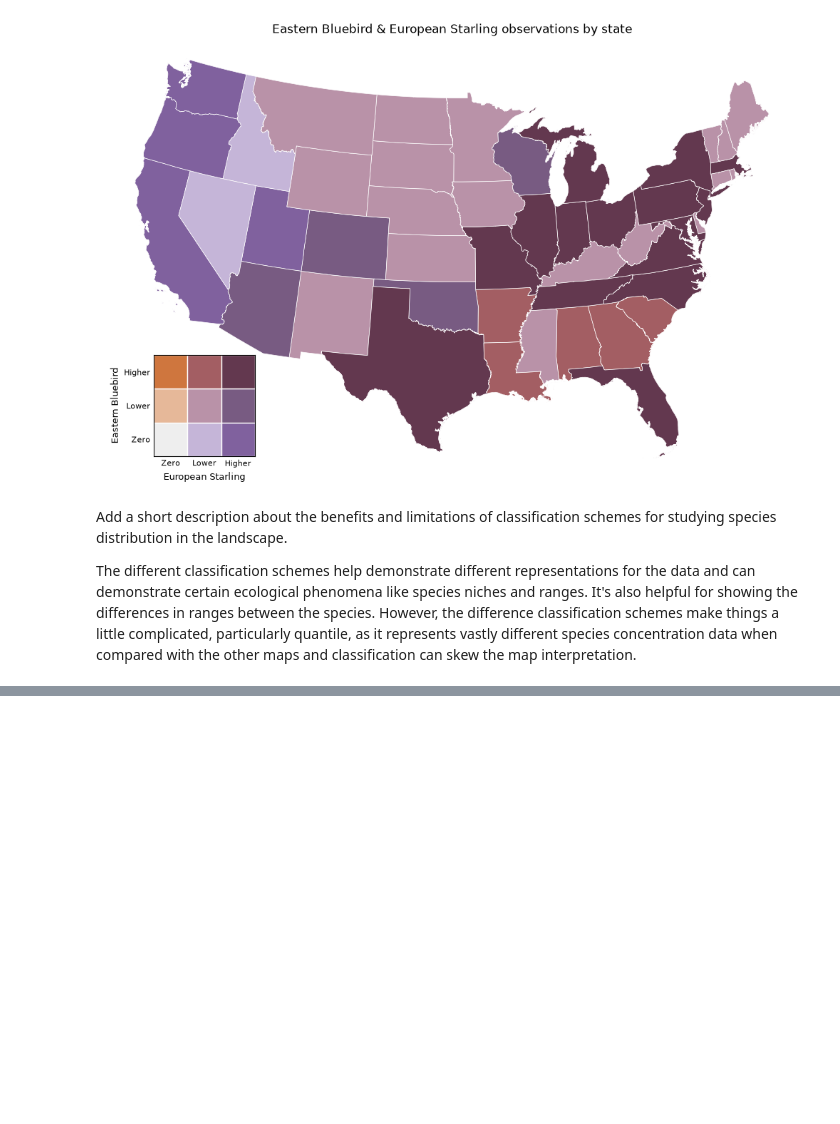
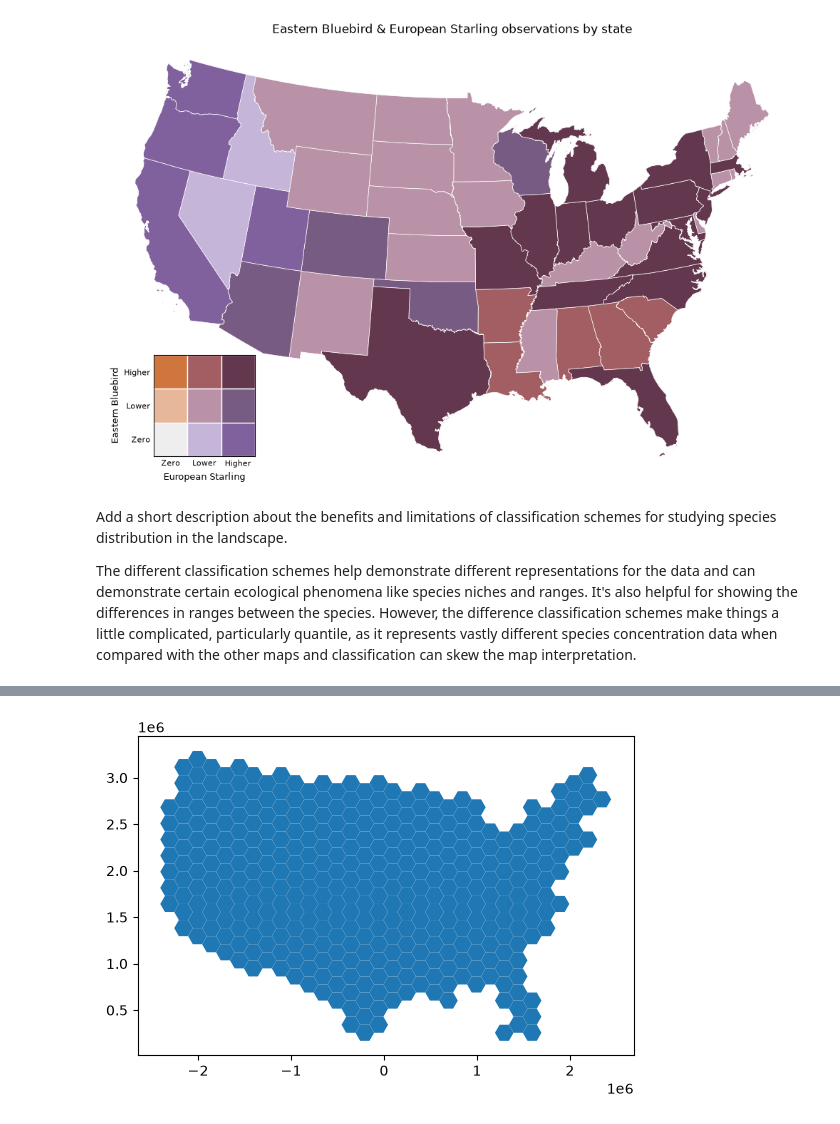
Before and after one commit to MarenKloempken/geog592-marenk, a Jupyter notebook: homework/week09/marenk-hw09.ipynb, the cells around one changed output, grey strips where cells are left out. Saved outputs shown, nothing was run; the diff lists cells and outputs as text; code cells hidden in the pictures; blank space fills up the shorter version.

```diff
--- a/homework/week09/marenk-hw09.ipynb
+++ b/homework/week09/marenk-hw09.ipynb
@@ -735,0 +835,82 @@ The different classification schemes help demonstrate different representations
+# %%
+from shapely.geometry import Polygon
+
+# Equal-area projection with coordinates in meters.
+states = contiguous_us
+points = points_by_state.copy()
+
+# Hexagon size: center to vertex, in meters.
+radius = 100000
+
+xmin, ymin, xmax, ymax = states.total_bounds
+hexagons = []
+
+for column, x in enumerate(
+    np.arange(xmin - radius, xmax + 2 * radius, 1.5 * radius)
+):
+    for y in np.arange(
+        ymin - radius, ymax + 2 * radius, np.sqrt(3) * radius
+    ):
+        # Offset alternating columns.
+        center_y = y + (column % 2) * np.sqrt(3) * radius / 2
+
+        angles = np.arange(6) * np.pi / 3
+
+        hexagons.append(
+            Polygon([
+                (
+                    x + radius * np.cos(angle),
+                    center_y + radius * np.sin(angle)
+                )
+                for angle in angles
+            ])
+        )
+
+grid = gpd.GeoDataFrame(
+    {"hex_id": range(len(hexagons))},
+    geometry=hexagons,
+    crs=states.crs
+)
+
+# Keep hexagons that intersect the contiguous US.
+region = states.geometry.union_all()
+grid = grid.loc[grid.intersects(region)].copy()
+
+# Assign each observation to a hexagon.
+points = points.reset_index(drop=True)
+points["point_id"] = points.index
+
+joined = gpd.sjoin(
+    points,
+    grid[["hex_id", "geometry"]],
+    how="inner",
+    predicate="intersects"
+)
+
+# Count an observation only once if it falls exactly on a shared edge.
+joined = (
+    joined.sort_values("hex_id")
+    .drop_duplicates("point_id")
+)
+
+# Count records by hexagon and species.
+hex_counts = (
+    joined.groupby(["hex_id", "queried_species"])
+    .size()
+    .unstack(fill_value=0)
+    .reindex(columns=["Eastern Bluebird", "European Starling"], fill_value=0)
+)
+
+grid = grid.merge(
+    hex_counts,
+    left_on="hex_id",
+    right_index=True,
+    how="left"
+)
+
+species = ["Eastern Bluebird", "European Starling"]
+grid[species] = grid[species].fillna(0)
+grid["total"] = grid[species].sum(axis=1)
+
+grid.plot()
+# %% [output]
@@ -735,0 +918 @@ The different classification schemes help demonstrate different representations
+[figure, added]
```
Also changed, not shown: parts of 13 cells of this notebook.
